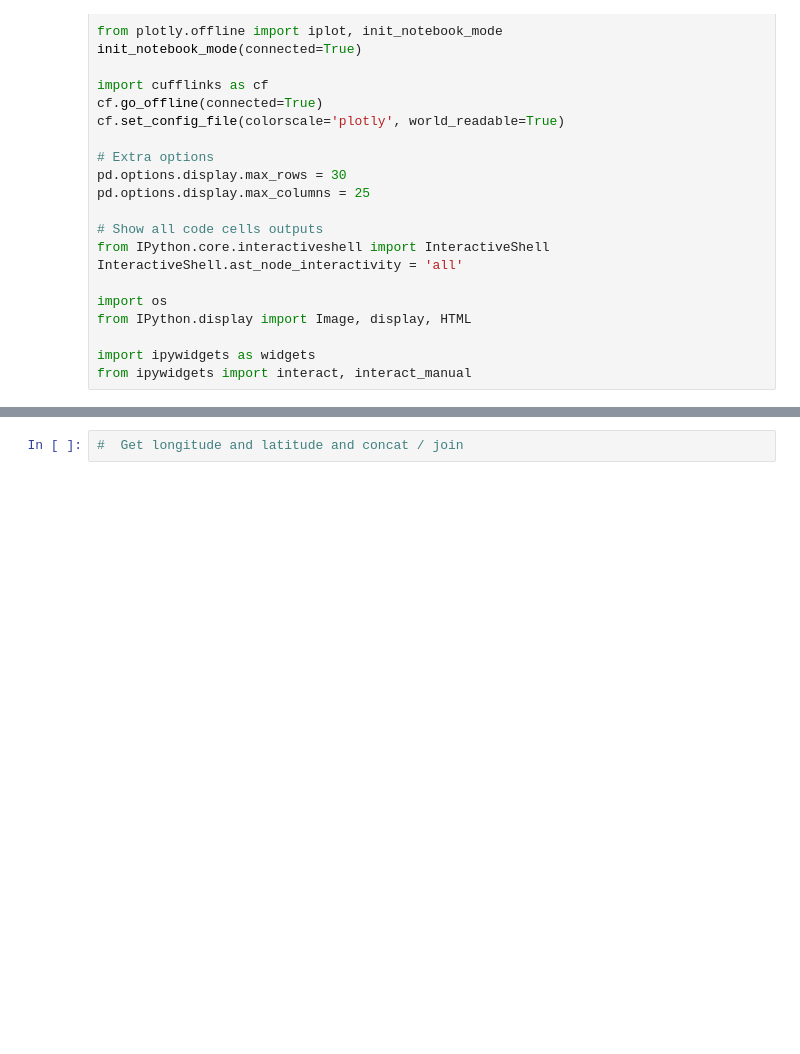
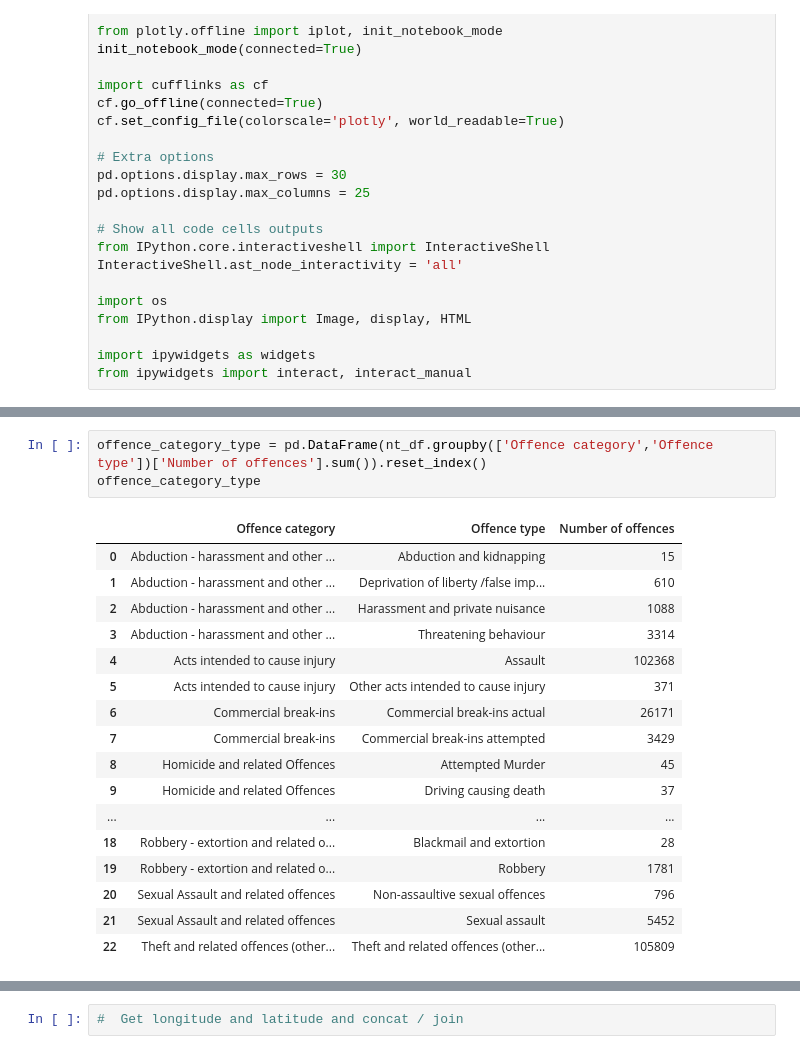
Before and after one commit to ShantiRoseCodes/solo_project, a Jupyter notebook: Domestic Violence.ipynb, the cells around one changed output, grey strips where cells are left out. Cells and saved outputs as stored; diff of their text form; blank space fills up the shorter version.

```diff
--- a/Domestic Violence.ipynb
+++ b/Domestic Violence.ipynb
@@ -40,0 +115,21 @@ nt_df.columns = [colname.strip() for colname in nt_df.columns]
+# %%
+offence_category_type = pd.DataFrame(nt_df.groupby(['Offence category','Offence type'])['Number of offences'].sum()).reset_index()
+offence_category_type
+# %% [output]
+|  | Offence category | Offence type | Number of offences |
+| 0 | Abduction - harassment and other ... | Abduction and kidnapping | 15 |
+| 1 | Abduction - harassment and other ... | Deprivation of liberty /false imp... | 610 |
+| 2 | Abduction - harassment and other ... | Harassment and private nuisance | 1088 |
+| 3 | Abduction - harassment and other ... | Threatening behaviour | 3314 |
+| 4 | Acts intended to cause injury | Assault | 102368 |
+| 5 | Acts intended to cause injury | Other acts intended to cause injury | 371 |
+| 6 | Commercial break-ins | Commercial break-ins actual | 26171 |
+| 7 | Commercial break-ins | Commercial break-ins attempted | 3429 |
+| 8 | Homicide and related Offences | Attempted Murder | 45 |
+| 9 | Homicide and related Offences | Driving causing death | 37 |
+| ... | ... | ... | ... |
+| 18 | Robbery - extortion and related o... | Blackmail and extortion | 28 |
+| 19 | Robbery - extortion and related o... | Robbery | 1781 |
+| 20 | Sexual Assault and related offences | Non-assaultive sexual offences | 796 |
+| 21 | Sexual Assault and related offences | Sexual assault | 5452 |
+| 22 | Theft and related offences (other... | Theft and related offences (other... | 105809 |
```
Also changed, not shown: parts of 17 cells of this notebook.
